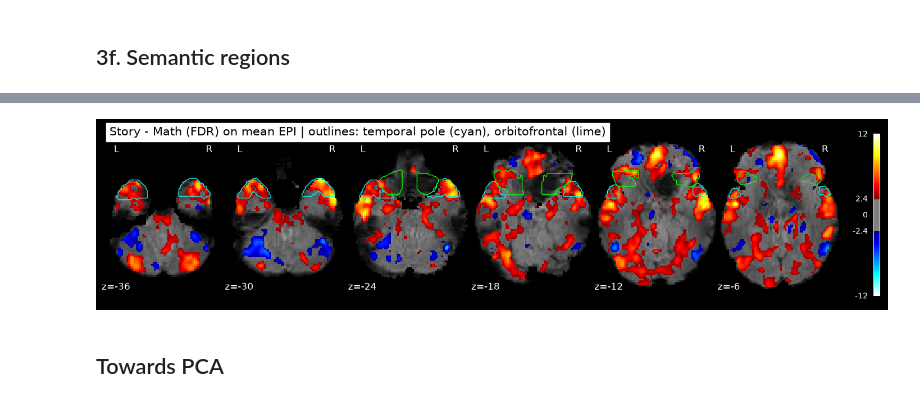
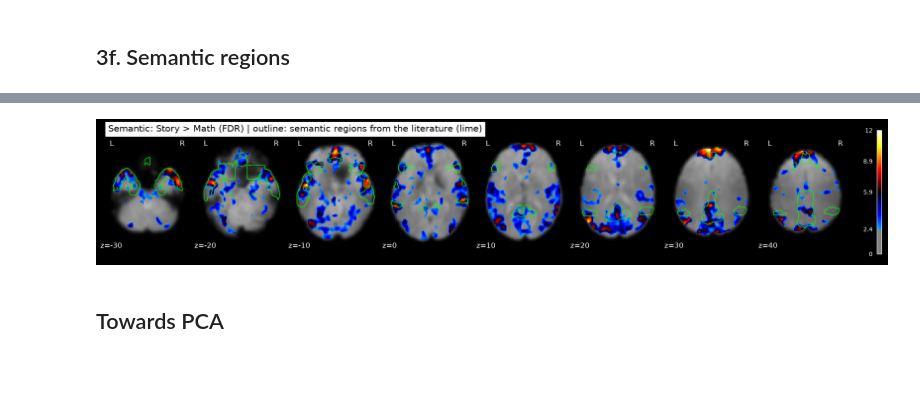
Before and after one commit to riccardobonagura/NSSP_project_1, a Jupyter notebook: GroupAI_code.ipynb, the cells around one changed output, grey strips where cells are left out. Cells and saved outputs as stored; diff of their text form; code cells hidden in the pictures; blank space fills up the shorter version.

```diff
--- a/GroupAI_code.ipynb
+++ b/GroupAI_code.ipynb
@@ -75,7 +72,7 @@ os.environ["DIPY_HOME"] = op.expanduser("~/.cache/dipy")
 
 # Skip a step if its output files are already on disk.
 # Set REDO = True (or delete the file) after changing a parameter, otherwise the old result is reused.
-REDO = True
+REDO = False
 
 def already_done(step, *files):
     if not REDO and all(op.isfile(f) for f in files):
@@ -1409,31 +1383,19 @@ semantic_rois = ['Temporal Pole',
                  'Precuneous Cortex']
 ho_values = {name: value for value, name in ho_labels.items()}
 
-z_all = z_map.get_fdata()                                  # unthresholded story - math z-map of 3d
-glm_mask = fit_glm_sm.masker_.mask_img_.get_fdata() > 0    # voxels the GLM actually analysed
-mean_epi_img = mean_img(moco + '.nii.gz')                  # mean EPI before smoothing: shows signal dropout
-mean_epi = mean_epi_img.get_fdata()
-brain_median = np.median(mean_epi[glm_mask])
+# We can then use the same rows as the previous cell, dropping the functional
+# network column, since is not needed here
+semantic = regions.loc[[hemi + ' ' + name for name in semantic_rois for hemi in ['L', 'R']]].drop(columns='Predominant functional network')
+# Show the table sorted by the share of the region that is significant for story > math
+display(semantic.sort_values('% of region where story > math', ascending=False).round(1))
 
-rows = []
-for name in semantic_rois:
-    for hemi, side in [('L', left), ('R', ~left)]:
-        roi = (ho_data == ho_values[name]) & side
-        rows.append({'Region': '{} {}'.format(hemi, name),
-                     '% story>math (FDR)': 100 * (roi & story_gt_math).sum() / roi.sum(),
-                     'mean z': z_all[roi & glm_mask].mean(),
-                     'peak z': z_all[roi & glm_mask].max(initial=-np.inf),
-                     '% in GLM mask': 100 * (roi & glm_mask).sum() / roi.sum(),
-                     'EPI intensity / brain median': mean_epi[roi].mean() / brain_median})
-semantic = pd.DataFrame(rows).set_index('Region')
-display(semantic.round(2))
+# Report figure: ventral slices through the ATL and orbitofrontal cortex, on the mean EPI before smoothing,
+# so that the signal dropout (dark areas) is visible under the outlines
+semantic_mask = np.isin(ho_data, [ho_values[name] for name in semantic_rois]).astype(np.uint8)
 
-# Report figure: ventral slices through the ATL and orbitofrontal cortex, on the mean EPI so dropout is visible
-fig_f = plot_stat_map(clean_map, bg_img=mean_epi_img, threshold=threshold, display_mode='z',
-                      cut_coords=[-36, -30, -24, -18, -12, -6], black_bg=True,
-                      title='Story - Math (FDR) on mean EPI | outlines: temporal pole (cyan), orbitofrontal (lime)')
-for name, color in [('Temporal Pole', 'cyan'), ('Frontal Orbital Cortex', 'lime')]:
-    fig_f.add_contours(nib.Nifti1Image((ho_data == ho_values[name]).astype(np.uint8), clean_map.affine),
-                       levels=[0.5], colors=color, linewidths=1)
+fig_sem = plot_stat_map(story_map, bg_img=mean_fmri, threshold=threshold, display_mode='z',
+                        cut_coords=[-30, -20, -10, 0, 10, 20, 30, 40], black_bg=True,
+                        title='Semantic: Story > Math (FDR) | outline: semantic regions from the literature (lime)')
+fig_sem.add_contours(nib.Nifti1Image(semantic_mask, clean_map.affine), levels=[0.5], colors='lime', linewidths=1)
 plt.show()
 # %% [output]
@@ -1458,4 +1420,4 @@ plt.show()
-[figure, old version]
+[figure, new version]
 # %% [markdown]
 ## Towards PCA
 # %%
```
Also changed, not shown: parts of 14 cells of this notebook.
